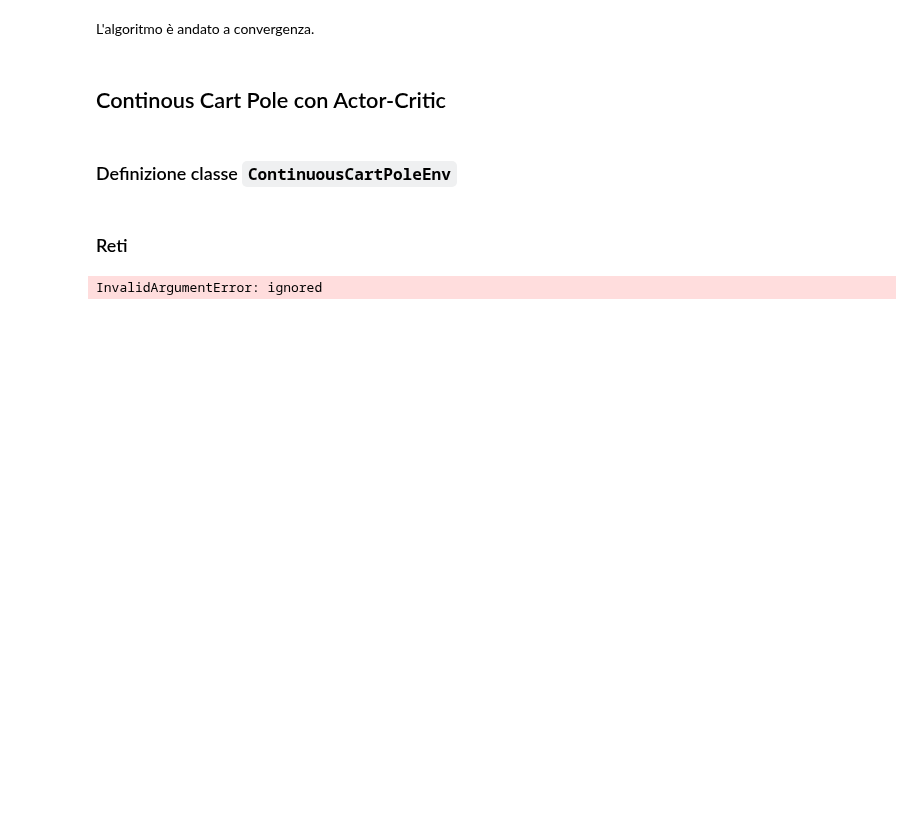
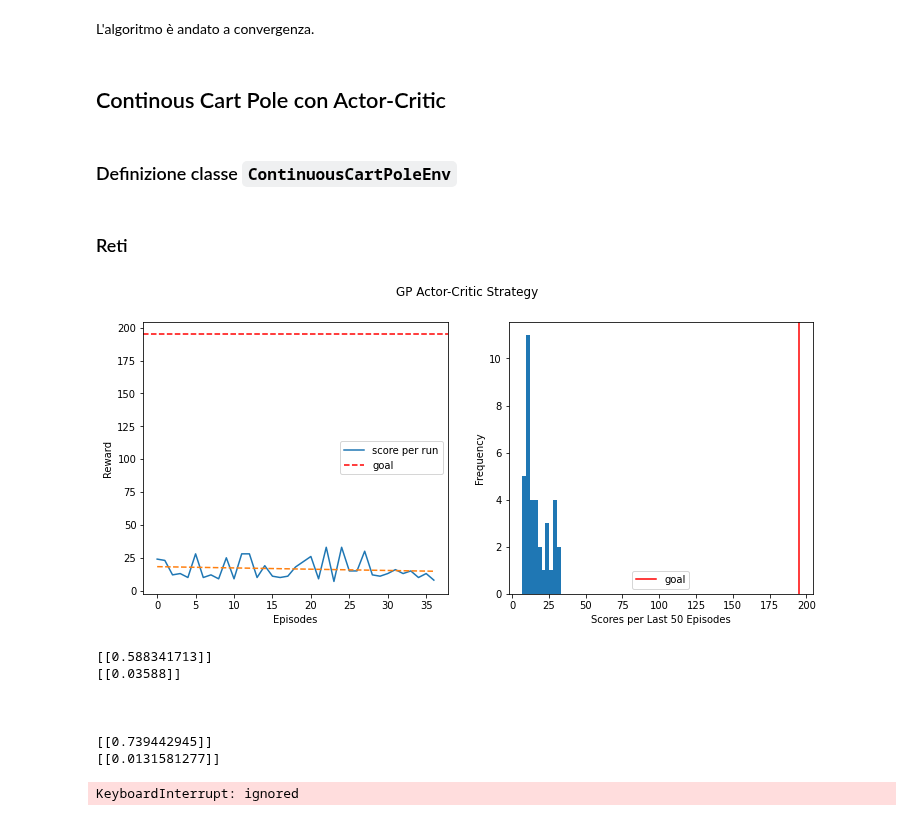
Before and after one commit to raeubaen/misc, a Jupyter notebook: NB_RL_LC7_2020.ipynb, the cells around one changed output. Cells and saved outputs as stored; diff of their text form; code cells hidden in the pictures; blank space fills up the shorter version.

```diff
--- a/NB_RL_LC7_2020.ipynb
+++ b/NB_RL_LC7_2020.ipynb
@@ -998,13 +1002,19 @@ env.seed(seed)
 
 # Modello Actor-Critic
 num_inputs = env.observation_space.shape[0]
-num_hidden = 128
+num_hidden = 32
 
 inputs = layers.Input(shape=(num_inputs,))
-common = layers.Dense(num_hidden, activation="relu")(inputs)
-action_mean = layers.Dense(1)(common)
-action_std = layers.Dense(1, activation="relu")(common)
-critic = layers.Dense(1)(common)
+x = layers.Dense(num_hidden, activation="relu")(inputs)
+x = layers.Dense(num_hidden, activation="relu")(x)
+x = layers.Dense(num_hidden, activation="relu")(x)
+
+y = layers.Dense(num_hidden, activation="relu")(inputs)
+x = layers.Dense(num_hidden, activation="relu")(y)
+
+action_mean = layers.Dense(1, activation="tanh")(y)
+action_std = layers.Dense(1, activation="softplus")(y)
+critic = layers.Dense(1)(x)
 
 model = keras.Model(inputs=inputs, outputs=[action_mean, action_std, critic])
 # %%
@@ -1039,36 +1049,35 @@ while True:  # Run until solved
             state = tf.convert_to_tensor(state)
             state = tf.expand_dims(state, 0) #aggiunge una dimensione (4) -> (1,4) per tf/keras
 
-            tf.debugging.check_numerics(state, "state")
-
             # dato lo stato la rete predice le probabilità delle azioni e stima i futuri rewards
             action_mean, action_std, critic_value = model(state)
-            tf.debugging.check_numerics(model(state), "model")
+            action_std = tf.clip_by_value(action_std, 0.01, 1)
+
+            tf.print(action_std)
+            tf.print(action_mean)
+            print("\n\n")
             critic_value_history.append(critic_value[0, 0])
 
             # calcola la nuova action sulla base delle probabilità
             # estrae l'azione con media e std date dall'actor
-            action = np.random.normal(action_mean, action_std, size=1)
-            tf.debugging.check_numerics(action, "action")
-            action_pdf = distributions.Normal(action_mean, action_std).prob(action)
-            tf.debugging.check_numerics(action_pdf, "action_pdf")
-            action_pdf_log = tf.math.log(action_pdf[0])
+            action = tf.random.normal((1,), mean=action_mean, stddev=action_std)
+            action = tf.clip_by_value(action, -1, 1)
+            action_pdf_log = -tf.math.log(action_std) - tf.math.square(action-action_mean)/(2*tf.math.square(action_std))
             action_probs_history.append(action_pdf_log)
-            tf.debugging.check_numerics(action_pdf_log, "action_pdf_log")
+
             # applica la nuova azione
-            temp = env.step(action)
+            temp = env.step(action[0])
             state, reward, done, _ = temp
-            tf.debugging.check_numerics(temp, "temp")
+
             rewards_history.append(reward)
             episode_reward += reward
 
             if done:
                 break
 
-
         # aggiorna il running reward
         running_reward = 0.05 * episode_reward + (1 - 0.05) * running_reward
-
+        tf.debugging.check_numerics(running_reward, "running_reward")
         # calcolo valore atteso per il reward (i.e. le label del critic)
         # - At each timestep what was the total reward received after that timestep
         # - Rewards in the past are discounted by multiplying them with gamma
@@ -1078,10 +1087,12 @@ while True:  # Run until solved
         for r in rewards_history[::-1]:
             discounted_sum = r + gamma * discounted_sum
             returns.insert(0, discounted_sum)
+            tf.debugging.check_numerics(discounted_sum, "discounted_sum")
 
         # Normalizzazione
         returns = np.array(returns)
         returns = (returns - np.mean(returns)) / (np.std(returns) + eps)
+
         returns = returns.tolist()
 
         # Calcolo delle loss per l'attore e per il critico
@@ -1097,7 +1108,10 @@ while True:  # Run until solved
             # reward rispetto alle stime del critico
 
             diff = ret - value
+
             actor_losses.append(-log_prob * diff)  # actor loss
+
+            critic_loss = huber_loss(tf.expand_dims(value, 0), tf.expand_dims(ret, 0))
 
             # dobbiamo aggornare il critico in modo che predica una migliore stima dei total reward futuri
             critic_losses.append(
@@ -1107,33 +1121,39 @@ while True:  # Run until solved
         # Backpropagation
         loss_value = sum(actor_losses) + sum(critic_losses)
         grads = tape.gradient(loss_value, model.trainable_variables)
         optimizer.apply_gradients(zip(grads, model.trainable_variables))
 
         # Clear the loss and reward history
         action_probs_history.clear()
         critic_value_history.clear()
         rewards_history.clear()
 
     # salva dettagli per monitorare il tutto + printout
     episode_count += 1
     results_rr.append(running_reward)
     results.append(episode_reward)
     plot_results(results,title='GP Actor-Critic Strategy')
 
     if running_reward > 195:  # Condizione per cui la task è considerata risolta
         print("Solved at episode {}!".format(episode_count))
         break
 
-
-
 #printout dei risultati
 for episodio in range(episode_count):
     if episodio % 10 == 0:
         template = "running reward: {:.2f} at episode {}"
         print(template.format(results_rr[episodio], episodio))
 
     if results_rr[episodio] > 195:  # Condition to consider the task solved
         print("Solved at episode {}!".format(episodio))
         break
 # %% [output]
+[figure, added]
-InvalidArgumentError: ignored
+[[0.588341713]]
+[[0.03588]]
+
+
+
+[[0.739442945]]
+[[0.0131581277]]
+KeyboardInterrupt: ignored
```
Also changed, not shown: parts of 2 cells of this notebook.
